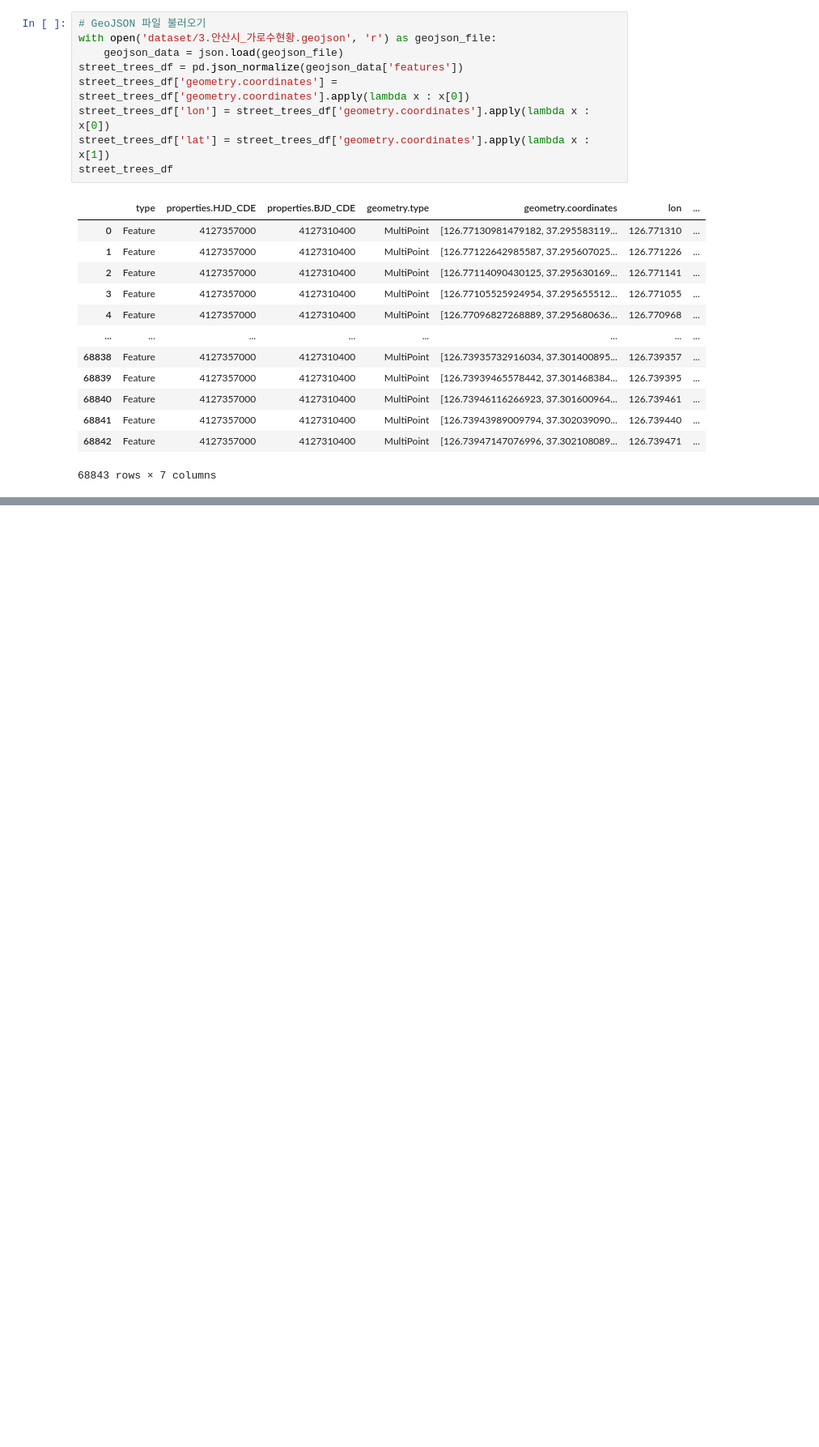
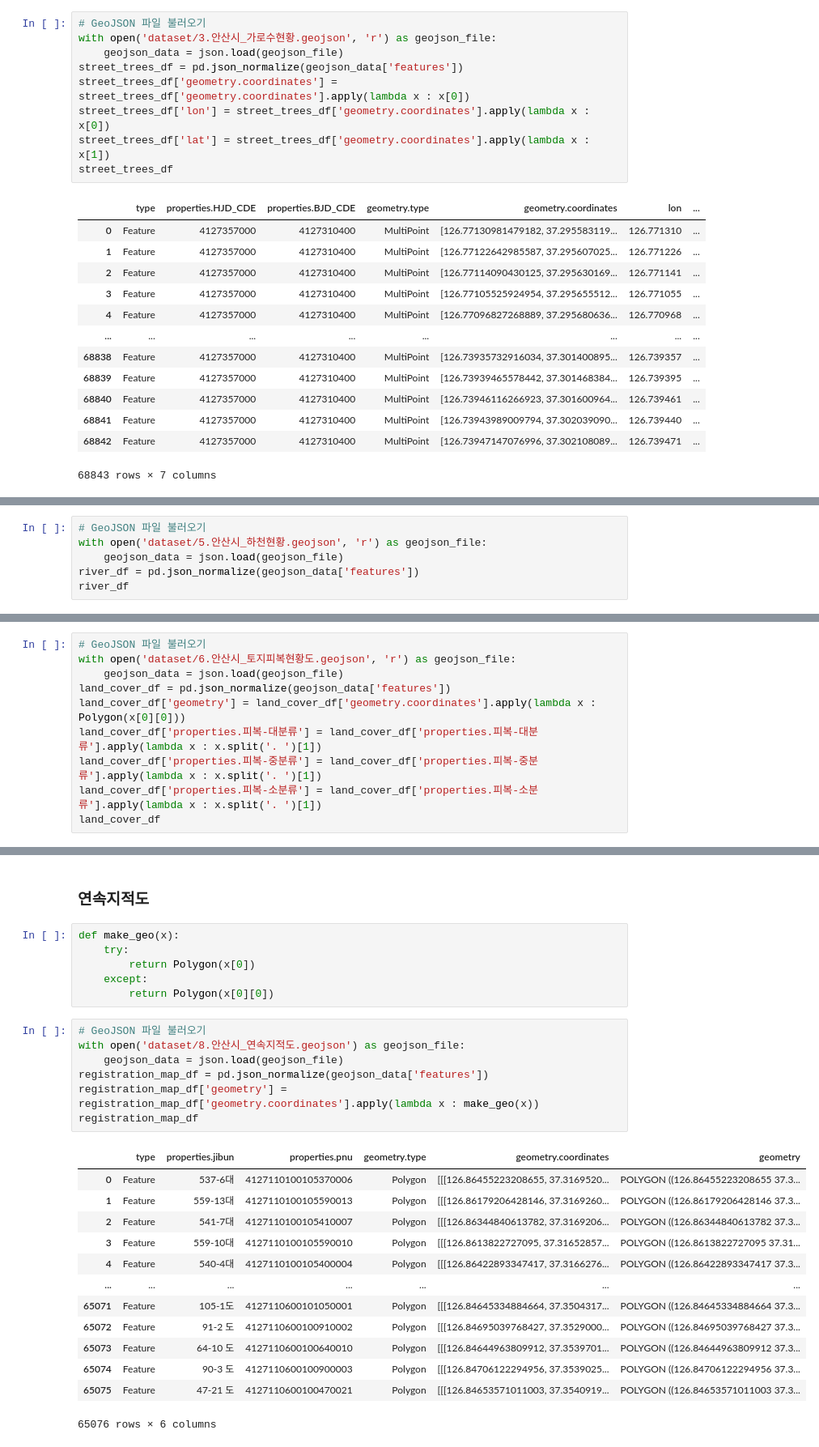
Before and after one commit to DDalaDDula/Analysis_of_Urban_Heat_Island_degree_And_New_Vegetation_Areas, a Jupyter notebook: a.ipynb, the cells around one changed output, grey strips where cells are left out. Shown: that part at 81% size. Saved outputs shown, nothing was run; the diff lists cells and outputs as text; blank space fills up the shorter version.

```diff
--- a/a.ipynb
+++ b/a.ipynb
@@ -136,0 +286,6 @@ fig.show()
+# %%
+# GeoJSON 파일 불러오기
+with open('dataset/5.안산시_하천현황.geojson', 'r') as geojson_file:
+    geojson_data = json.load(geojson_file)
+river_df = pd.json_normalize(geojson_data['features'])
+river_df
@@ -136,0 +306,10 @@ fig.show()
+# %%
+# GeoJSON 파일 불러오기
+with open('dataset/6.안산시_토지피복현황도.geojson', 'r') as geojson_file:
+    geojson_data = json.load(geojson_file)
+land_cover_df = pd.json_normalize(geojson_data['features'])
+land_cover_df['geometry'] = land_cover_df['geometry.coordinates'].apply(lambda x : Polygon(x[0][0]))
+land_cover_df['properties.피복-대분류'] = land_cover_df['properties.피복-대분류'].apply(lambda x : x.split('. ')[1])
+land_cover_df['properties.피복-중분류'] = land_cover_df['properties.피복-중분류'].apply(lambda x : x.split('. ')[1])
+land_cover_df['properties.피복-소분류'] = land_cover_df['properties.피복-소분류'].apply(lambda x : x.split('. ')[1])
+land_cover_df
@@ -136,0 +374,29 @@ fig.show()
+# %% [markdown]
+### 연속지적도
+# %%
+def make_geo(x):
+    try:
+        return Polygon(x[0])
+    except:
+        return Polygon(x[0][0])
+# %%
+# GeoJSON 파일 불러오기
+with open('dataset/8.안산시_연속지적도.geojson') as geojson_file:
+    geojson_data = json.load(geojson_file)
+registration_map_df = pd.json_normalize(geojson_data['features'])
+registration_map_df['geometry'] = registration_map_df['geometry.coordinates'].apply(lambda x : make_geo(x))
+registration_map_df
+# %% [output]
+|  | type | properties.jibun | properties.pnu | geometry.type | geometry.coordinates | geometry |
+| 0 | Feature | 537-6대 | 4127110100105370006 | Polygon | [[[126.86455223208655, 37.3169520... | POLYGON ((126.86455223208655 37.3... |
+| 1 | Feature | 559-13대 | 4127110100105590013 | Polygon | [[[126.86179206428146, 37.3169260... | POLYGON ((126.86179206428146 37.3... |
+| 2 | Feature | 541-7대 | 4127110100105410007 | Polygon | [[[126.86344840613782, 37.3169206... | POLYGON ((126.86344840613782 37.3... |
+| 3 | Feature | 559-10대 | 4127110100105590010 | Polygon | [[[126.8613822727095, 37.31652857... | POLYGON ((126.8613822727095 37.31... |
+| 4 | Feature | 540-4대 | 4127110100105400004 | Polygon | [[[126.86422893347417, 37.3166276... | POLYGON ((126.86422893347417 37.3... |
+| ... | ... | ... | ... | ... | ... | ... |
+| 65071 | Feature | 105-1도 | 4127110600101050001 | Polygon | [[[126.84645334884664, 37.3504317... | POLYGON ((126.84645334884664 37.3... |
+| 65072 | Feature | 91-2 도 | 4127110600100910002 | Polygon | [[[126.84695039768427, 37.3529000... | POLYGON ((126.84695039768427 37.3... |
+| 65073 | Feature | 64-10 도 | 4127110600100640010 | Polygon | [[[126.84644963809912, 37.3539701... | POLYGON ((126.84644963809912 37.3... |
+| 65074 | Feature | 90-3 도 | 4127110600100900003 | Polygon | [[[126.84706122294956, 37.3539025... | POLYGON ((126.84706122294956 37.3... |
+| 65075 | Feature | 47-21 도 | 4127110600100470021 | Polygon | [[[126.84653571011003, 37.3540919... | POLYGON ((126.84653571011003 37.3... |
+65076 rows × 6 columns
```
Also changed, not shown: parts of 36 cells of this notebook, 11 other files.
